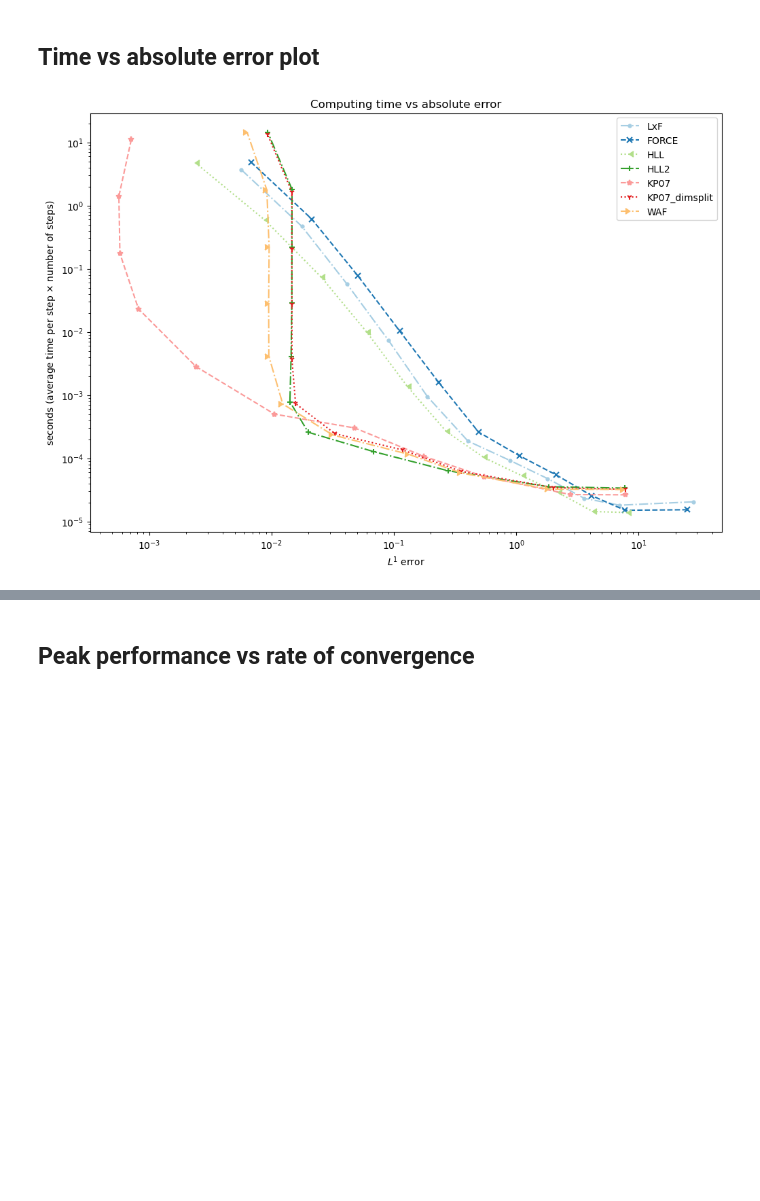
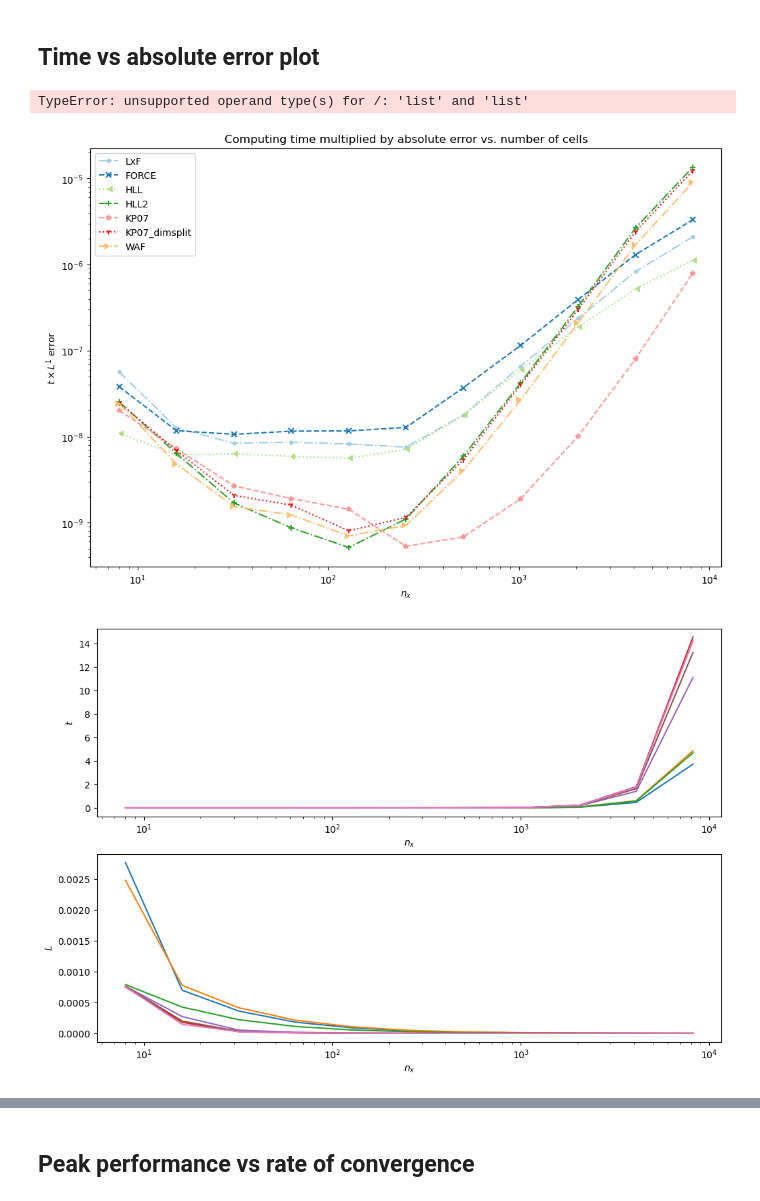
Before and after one commit to aadi-bh/FiniteVolumeGPU, a Jupyter notebook: plotter_simulator.ipynb, the cells around one changed output, grey strips where cells are left out. Drawn from its saved outputs; the diff is of its cells as text; code cells hidden in the pictures; blank space fills up the shorter version.

```diff
--- a/plotter_simulator.ipynb
+++ b/plotter_simulator.ipynb
@@ -291,6 +268,34 @@ for i, simulator in enumerate(simulators):
     plt.ylabel("seconds (average time per step $\\times$ number of steps)")
 
 plt.legend()
-miscPlotting.save_figure(fig, "time_to_solution", ic)
+# miscPlotting.save_figure(fig, "time_to_solution", ic)
 # %% [output]
-[figure, removed]
+TypeError: unsupported operand type(s) for /: 'list' and 'list'
+# %%
+# Plot of whether time or error wins as grids become smaller
+import miscPlotting
+import importlib
+importlib.reload(miscPlotting)
+secs_per_timestep = longsim_elapsed_time / longsim_nt
+fig = plt.figure()
+miscPlotting.setBwStyles(fig.gca())
+plt.title("Computing time multiplied by absolute error vs. number of cells")
+
+for i, simulator in enumerate(simulators):
+    plt.loglog(ds_x[i,:], secs_per_timestep[i,:] * sim_nt[i,:] * sim_errors[i,:], label = simulator.__name__)
+    plt.xlabel("$n_x$")
+    plt.ylabel("$t \\times L^1$ error")
+
+plt.legend()
+fig, (ax1, ax2) = plt.subplots(2, sharex=False)
+for i, simulator in enumerate(simulators):
+    ax1.semilogx(ds_x[i,:], secs_per_timestep[i,:] * sim_nt[i,:], label=simulator.__name__)
+    ax2.semilogx(ds_x[i,:], sim_errors[i,:], label=simulator.__name__)
+    ax1.set_xlabel("$n_x$")
+    ax1.set_ylabel("$t$")
+    ax2.set_xlabel("$n_x$")
+    ax2.set_ylabel("$L$")
+# miscPlotting.save_figure(fig, "time_to_solution", ic)
+# %% [output]
+[figure, added]
+[figure, added]
```
Also changed, not shown: parts of 13 cells of this notebook, 5 other files.
